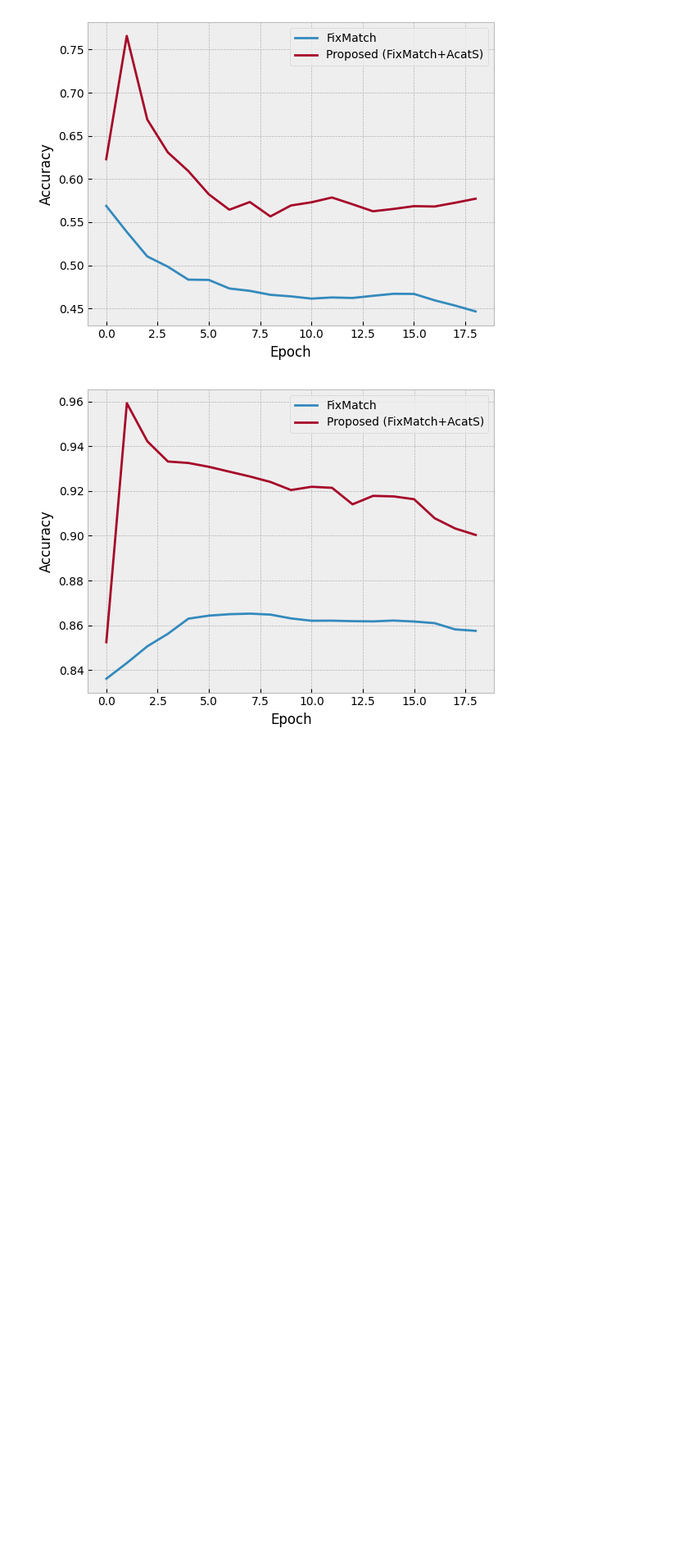
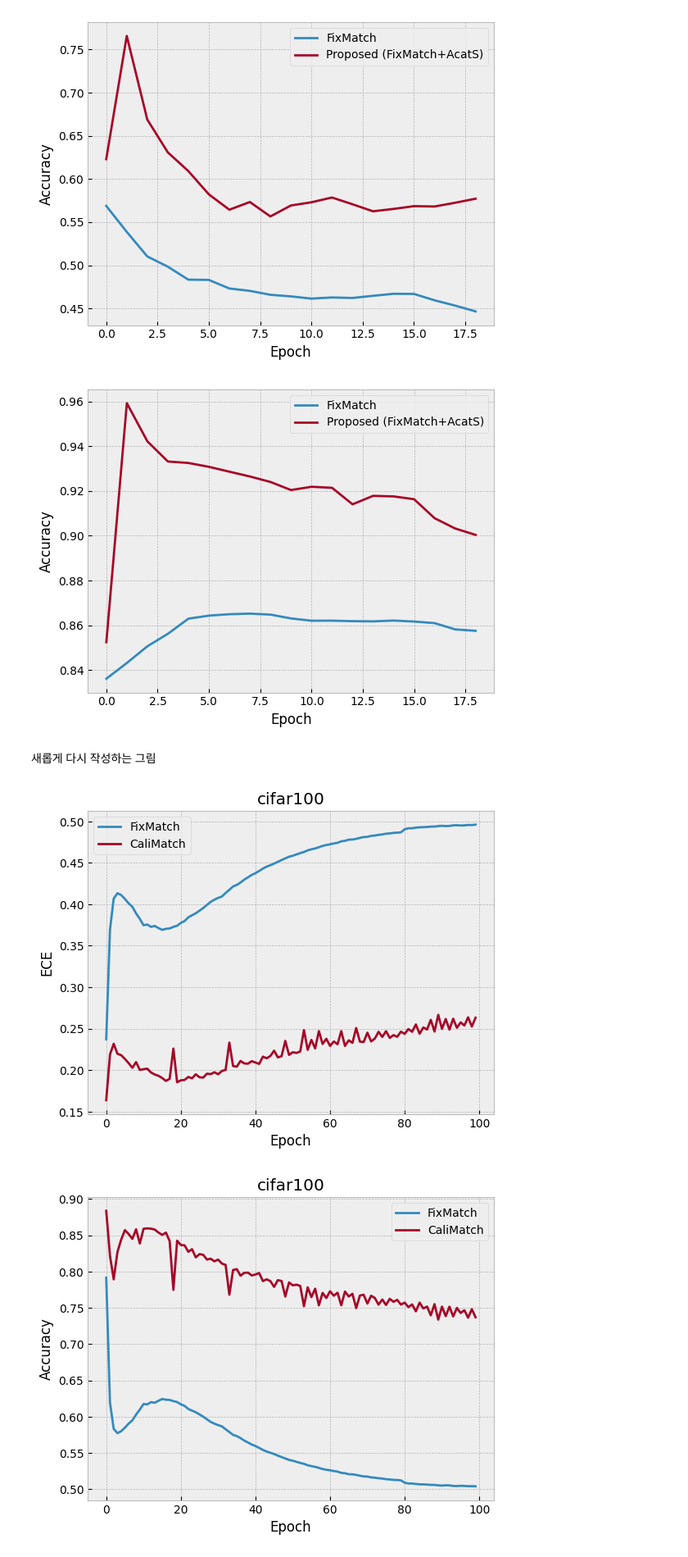
Before and after one commit to bogus215/SafeSSL-Calibration, a Jupyter notebook: jupyters/figure.ipynb, the cells around one changed output. Shown: that part at 82% size. Saved outputs shown, nothing was run; the diff lists cells and outputs as text; code cells hidden in the pictures; blank space fills up the shorter version.

Commit message:
Figure update

```diff
--- a/jupyters/figure.ipynb
+++ b/jupyters/figure.ipynb
@@ -37,3 +37,5 @@ for ratio in ["0.50" , "0.00"]:
 # %% [output]
 [figure]
 [figure]
+# %% [markdown]
+새롭게 다시 작성하는 그림
@@ -39,0 +91,41 @@ for ratio in ["0.50" , "0.00"]:
+# %%
+import matplotlib.pyplot as plt
+plt.style.use('bmh')
+plt.plot(fixmatch_cifar100_ece['Step'],fixmatch_cifar100_ece['mismatch=0.3'], label='FixMatch')
+plt.plot(calimatch_cifar100_ece['Step'],calimatch_cifar100_ece['mismatch=0.3'], label='CaliMatch')
+
+plt.xlabel("Epoch")
+plt.ylabel("ECE")
+plt.legend()
+plt.title('cifar100')
+plt.show()
+
+plt.plot(fixmatch_cifar100_acc['Step'],fixmatch_cifar100_acc['mismatch=0.3'], label='FixMatch')
+plt.plot(calimatch_cifar100_acc['Step'],calimatch_cifar100_acc['mismatch=0.3'], label='CaliMatch')
+
+plt.xlabel("Epoch")
+plt.ylabel("Accuracy")
+plt.title('cifar100')
+plt.legend()
+plt.show()
+
+plt.plot(fixmatch_cifar10_ece['Step'],fixmatch_cifar10_ece['mismatch=0.3'], label='FixMatch')
+plt.plot(calimatch_cifar10_ece['Step'],calimatch_cifar10_ece['mismatch=0.3'], label='CaliMatch')
+
+plt.xlabel("Epoch")
+plt.ylabel("ECE")
+plt.legend()
+plt.title('cifar10')
+plt.show()
+
+plt.plot(fixmatch_cifar10_acc['Step'],fixmatch_cifar10_acc['mismatch=0.3'], label='FixMatch')
+plt.plot(calimatch_cifar10_acc['Step'],calimatch_cifar10_acc['mismatch=0.3'], label='CaliMatch')
+
+plt.xlabel("Epoch")
+plt.ylabel("Accuracy")
+plt.title('cifar10')
+plt.legend()
+plt.show()
+# %% [output]
+[figure, added]
+[figure, added]
```
Also changed, not shown: parts of 2 cells of this notebook, 8 other files.
